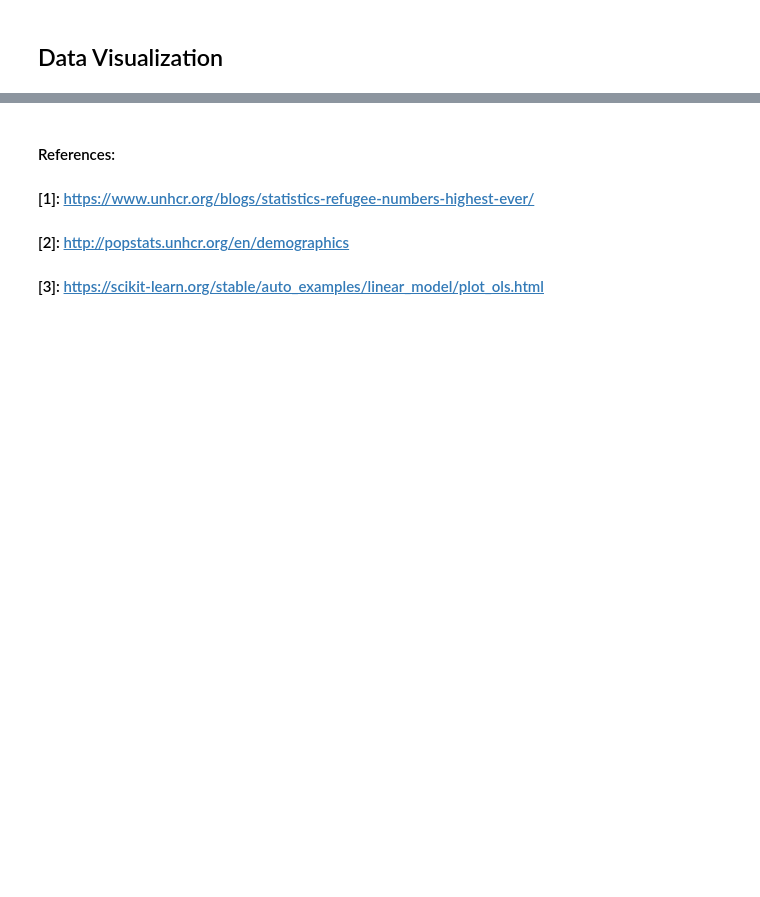
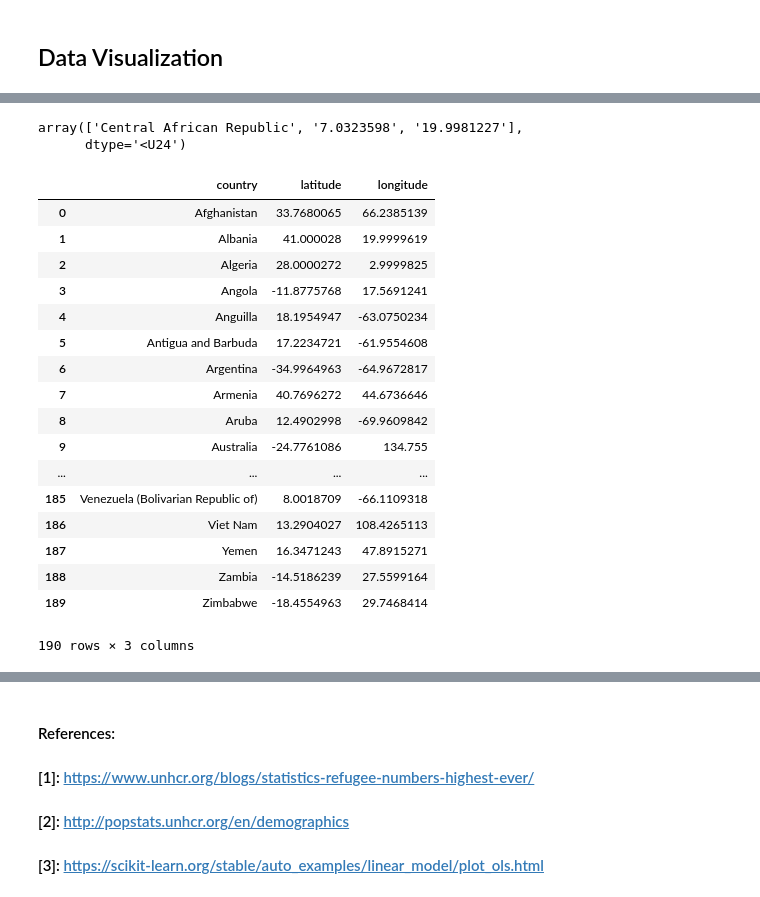
Before and after one commit to Miagong777/unhcr_displaced_demographics, a Jupyter notebook: Refugee_Project.ipynb, the cells around one changed output, grey strips where cells are left out. Cells and saved outputs as stored; diff of their text form; code cells hidden in the pictures; blank space fills up the shorter version.

```diff
--- a/Refugee_Project.ipynb
+++ b/Refugee_Project.ipynb
@@ -268,0 +291,54 @@ The total number of displaced people in 2030 will be 500079
+# %%
+from geopy.geocoders import Nominatim
+from geopy.exc import GeocoderTimedOut
+geolocator = Nominatim(user_agent = 'GeoNames')
+
+
+def do_geocode(address):
+    '''Since there is an issue with timeouts with Nominatim, using a recursive function
+    '''
+    try:
+        location = geolocator.geocode(address)
+        return np.array([address, location.latitude, location.longitude])
+    except GeocoderTimedOut:
+        return do_geocode(address)
+# %%
+do_geocode('Central African Republic')
+# %% [output]
+array(['Central African Republic', '7.0323598', '19.9981227'],
+      dtype='<U24')
+# %%
+# test list of countries
+test_country_list_df = pd.DataFrame({'country': ['Samoa', 'Iceland', 'Afghanistan', 'Rep. of Korea', 'Burkina Faso', 'Bosnia and Herzegovina']})
+test_country_list = test_country_list_df['country']
+
+
+appended_list = []
+for country in overall_table_regression['country'].unique():
+    geocode = do_geocode(country)
+    appended_list.append(geocode)
+
+
+cols_appended = ['country', 'latitude', 'longitude']
+appended_df = pd.DataFrame(appended_list, columns = cols_appended)
+
+appended_df.head()
+# %% [output]
+|  | country | latitude | longitude |
+| 0 | Afghanistan | 33.7680065 | 66.2385139 |
+| 1 | Albania | 41.000028 | 19.9999619 |
+| 2 | Algeria | 28.0000272 | 2.9999825 |
+| 3 | Angola | -11.8775768 | 17.5691241 |
+| 4 | Anguilla | 18.1954947 | -63.0750234 |
+| 5 | Antigua and Barbuda | 17.2234721 | -61.9554608 |
+| 6 | Argentina | -34.9964963 | -64.9672817 |
+| 7 | Armenia | 40.7696272 | 44.6736646 |
+| 8 | Aruba | 12.4902998 | -69.9609842 |
+| 9 | Australia | -24.7761086 | 134.755 |
+| ... | ... | ... | ... |
+| 185 | Venezuela (Bolivarian Republic of) | 8.0018709 | -66.1109318 |
+| 186 | Viet Nam | 13.2904027 | 108.4265113 |
+| 187 | Yemen | 16.3471243 | 47.8915271 |
+| 188 | Zambia | -14.5186239 | 27.5599164 |
+| 189 | Zimbabwe | -18.4554963 | 29.7468414 |
+190 rows × 3 columns
```
Also changed, not shown: parts of 9 cells of this notebook.
